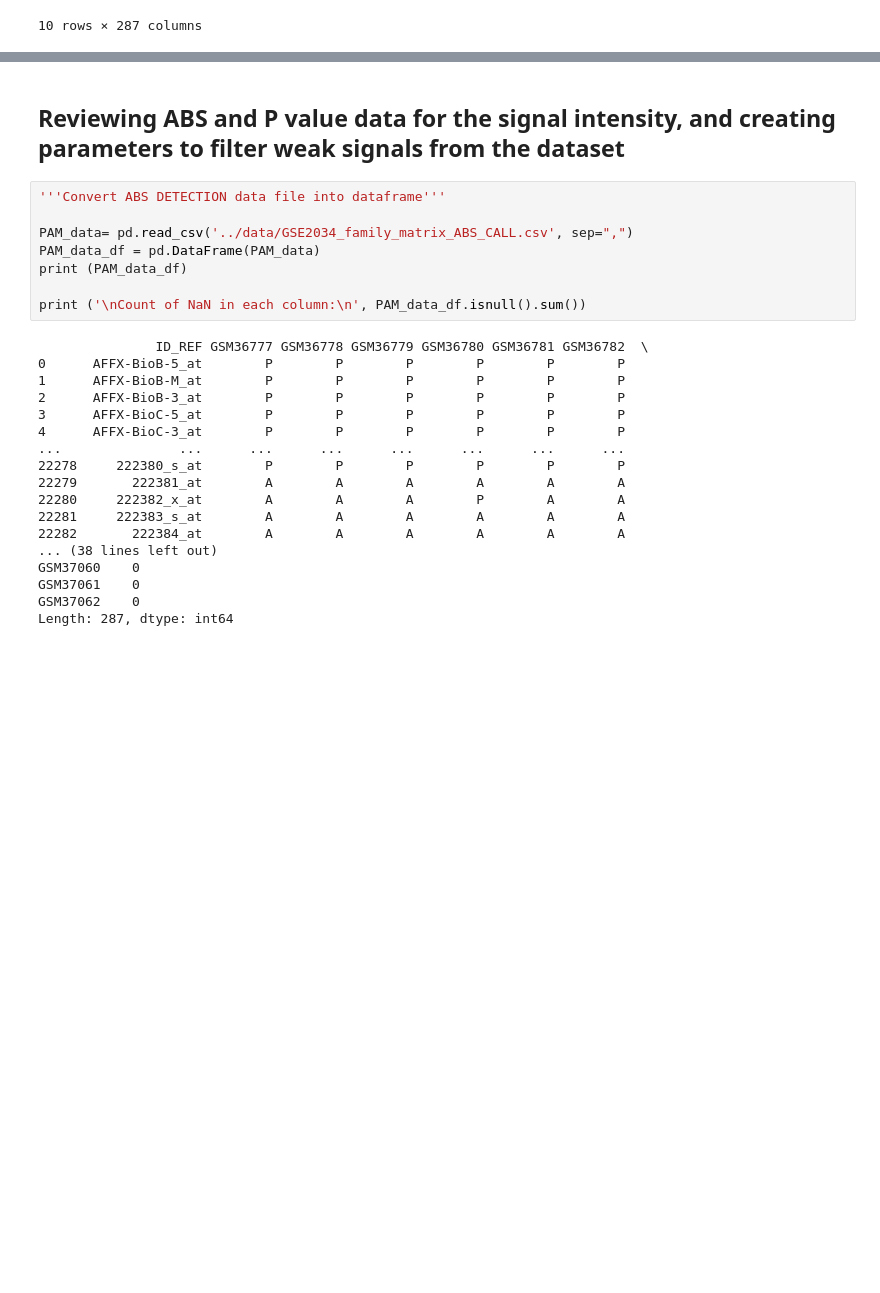
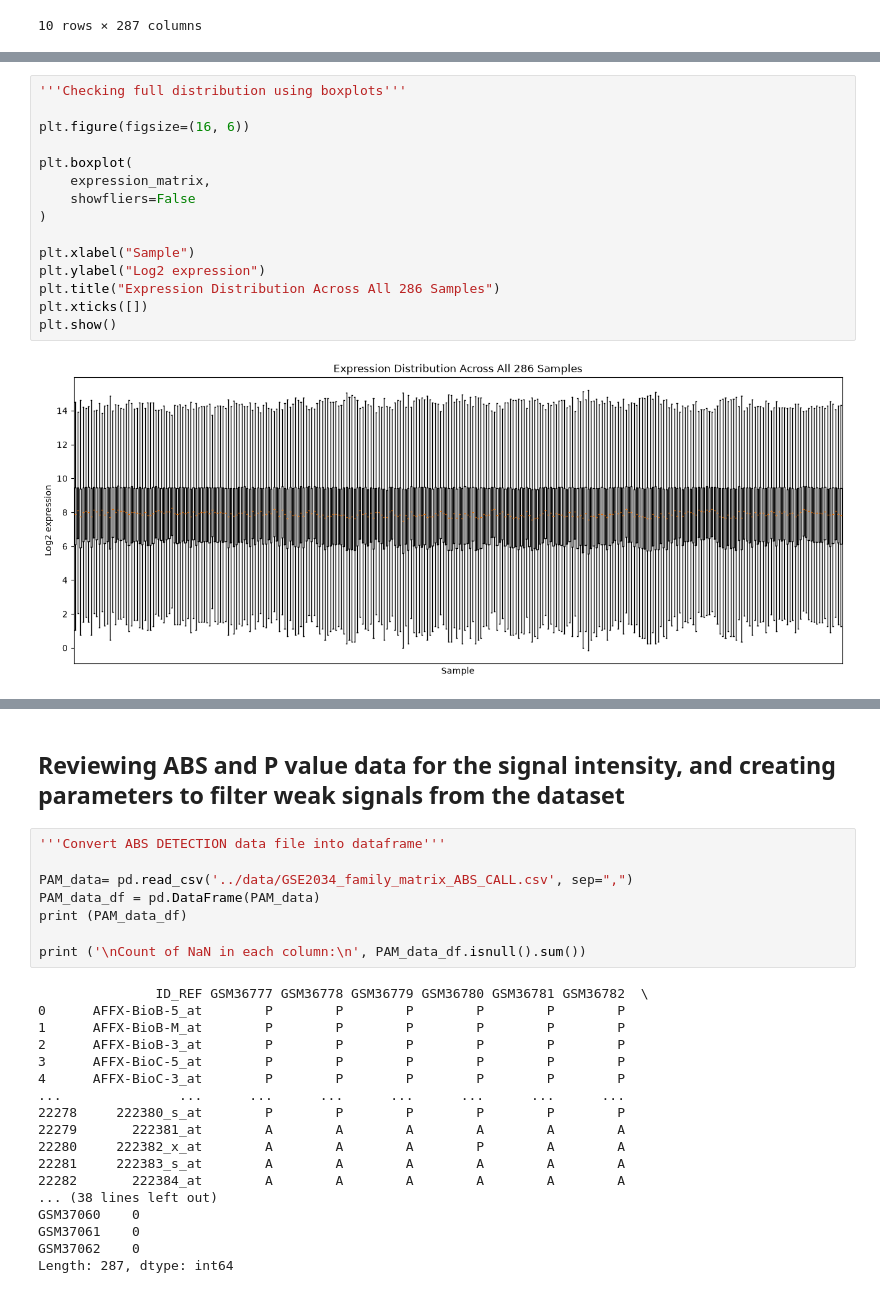
Before and after one commit to saranenada-cell/GeneExpressionBreastCancerRelapse, a Jupyter notebook: analysis/EDA Report.ipynb, the cells around one changed output, grey strips where cells are left out. Saved outputs shown, nothing was run; the diff lists cells and outputs as text; blank space fills up the shorter version.

```diff
--- a/analysis/EDA Report.ipynb
+++ b/analysis/EDA Report.ipynb
@@ -233,0 +244,17 @@ Index(['ID_REF', 'GSM36777', 'GSM36778', 'GSM36779', 'GSM36780'], dtype='object'
+# %%
+'''Checking full distribution using boxplots'''
+
+plt.figure(figsize=(16, 6))
+
+plt.boxplot(
+    expression_matrix,
+    showfliers=False
+)
+
+plt.xlabel("Sample")
+plt.ylabel("Log2 expression")
+plt.title("Expression Distribution Across All 286 Samples")
+plt.xticks([])
+plt.show()
+# %% [output]
+[figure, added]
```
Also changed, not shown: parts of 26 cells of this notebook, 1 other file.
